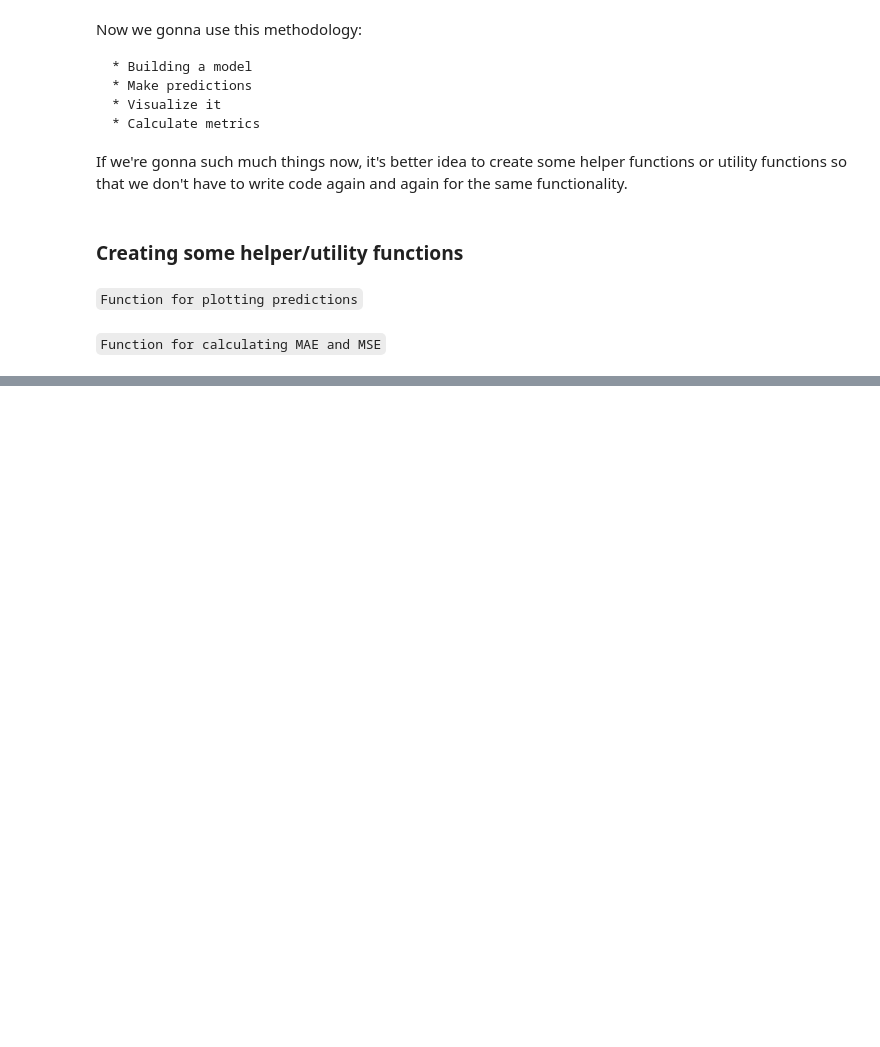
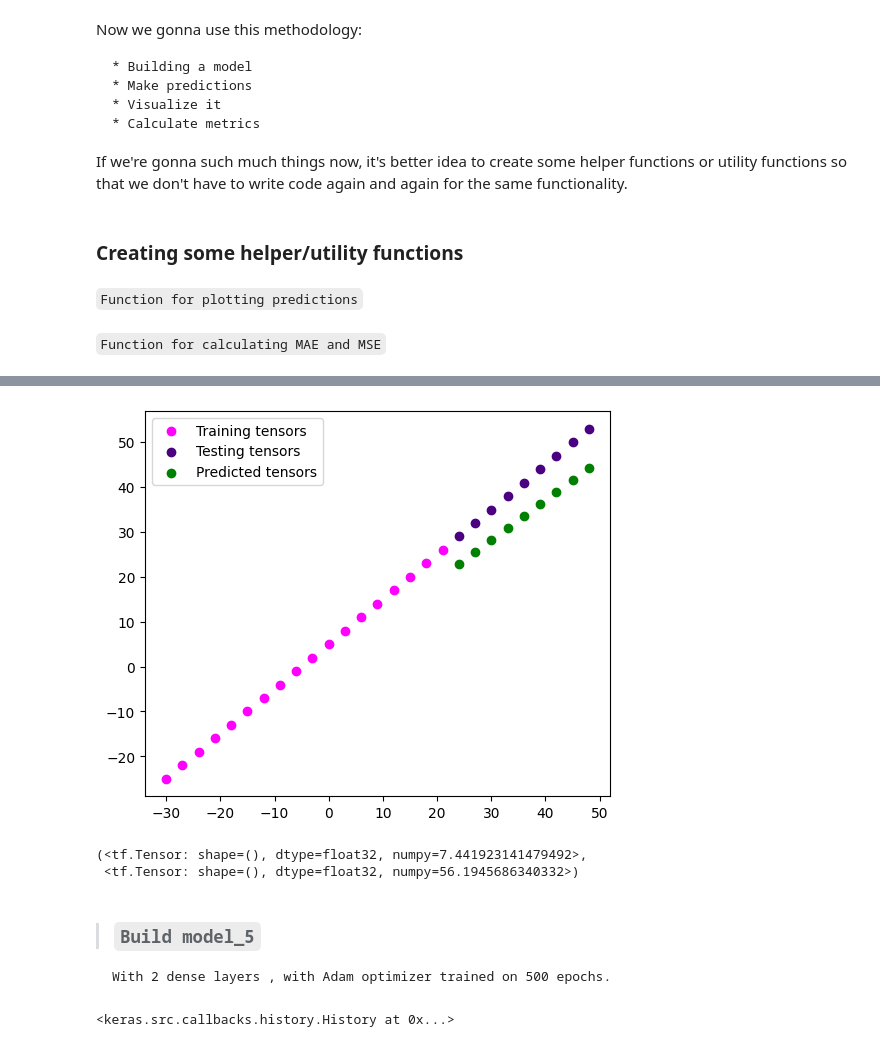
Before and after one commit to danish-khan962/Deep-Learning, a Jupyter notebook: miscellaneous/09_exercise.ipynb, the cells around one changed output, grey strips where cells are left out. Saved outputs shown, nothing was run; the diff lists cells and outputs as text; code cells hidden in the pictures; blank space fills up the shorter version.

````diff
--- a/miscellaneous/09_exercise.ipynb
+++ b/miscellaneous/09_exercise.ipynb
@@ -217,0 +408,4 @@ def mse(y_true=y_test, y_pred=y_pred):
+# %%
+# Making predictions
+y_pred_4 = model_4.predict(X_test)
+y_pred_4
@@ -217,0 +423,38 @@ def mse(y_true=y_test, y_pred=y_pred):
+# %%
+# Visualizing the predictions
+plot_predictions(predictions=y_pred_4)
+# %% [output]
+[figure, added]
+# %%
+# Calculate the metrics
+mae_4 = mae(y_test, y_pred_4)
+mse_4 = mse(y_test, y_pred_4)
+mae_4, mse_4
+# %% [output]
+(<tf.Tensor: shape=(), dtype=float32, numpy=7.441923141479492>,
+ <tf.Tensor: shape=(), dtype=float32, numpy=56.1945686340332>)
+# %% [markdown]
+>   ### `Build model_5`
+
+```
+With 2 dense layers , with Adam optimizer trained on 500 epochs.
+```
+# %%
+# Building model_5
+tf.random.set_seed(42)  # random seed for reproducability
+
+# 1. Create a model
+model_5 = tf.keras.models.Sequential([
+    tf.keras.layers.Dense(100, input_shape=[1]),
+    tf.keras.layers.Dense(1)
+])
+
+# 2. Compile the model
+model_5.compile(loss = tf.keras.losses.mae,
+                optimizer = tf.keras.optimizers.Adam(learning_rate=0.001),
+                metrics=["mae"])
+
+# 3. Fit the model
+model_5.fit(X_train, y_train, epochs=500, verbose=0)
+# %% [output]
+<keras.src.callbacks.history.History at 0x...>
````
Also changed, not shown: parts of 35 cells of this notebook.
